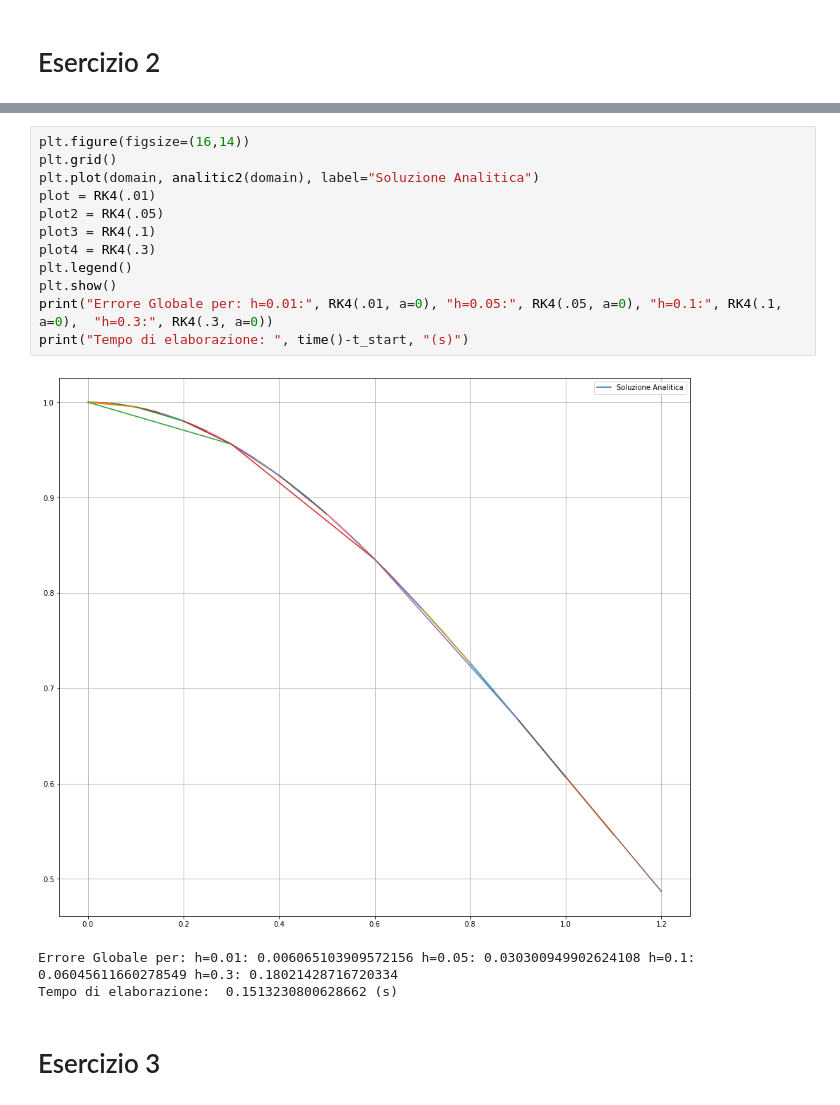
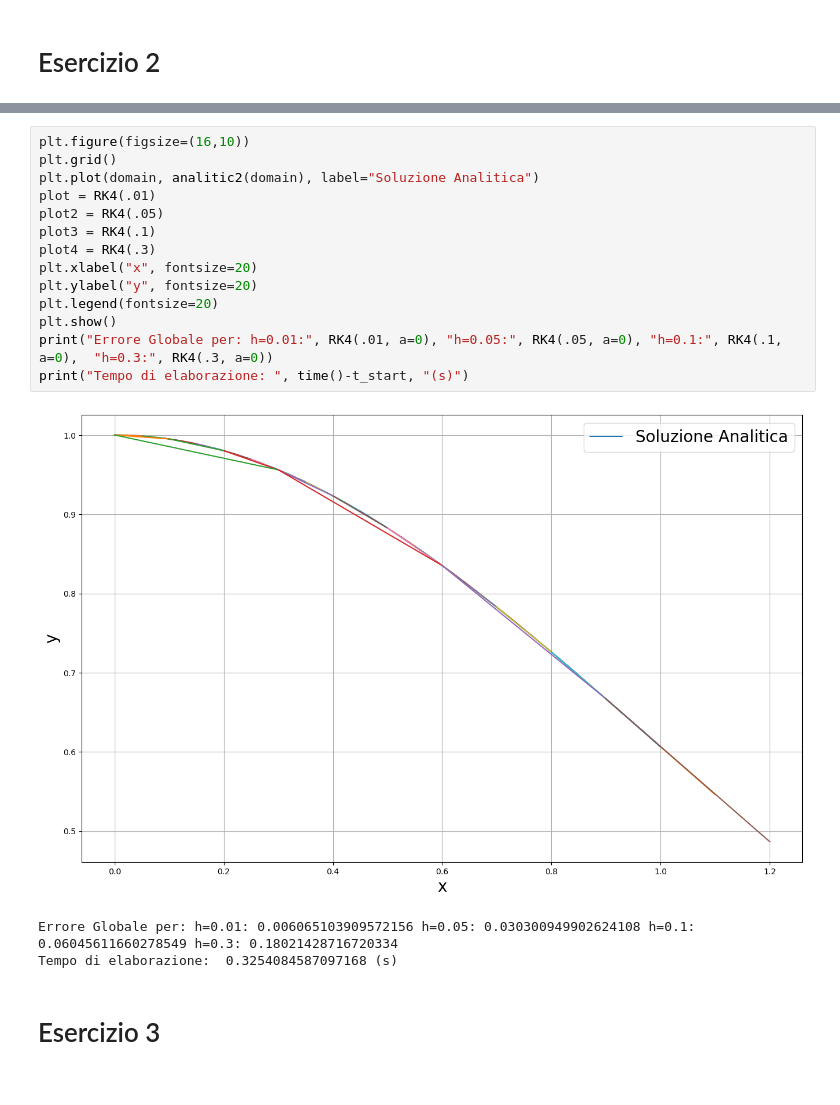
Before and after one commit to Vincenzo-Orsini/metodi_computazionali, a Jupyter notebook: Esercitazione_4.ipynb, the cells around one changed output, grey strips where cells are left out. Drawn from its saved outputs; the diff is of its cells as text.

```diff
--- a/Esercitazione_4.ipynb
+++ b/Esercitazione_4.ipynb
@@ -75,21 +76,23 @@ def RK4(h, y_0=1, a=1):
         x += h
     return max_error
 # %%
-plt.figure(figsize=(16,14))
+plt.figure(figsize=(16,10))
 plt.grid()
 plt.plot(domain, analitic2(domain), label="Soluzione Analitica")
 plot = RK4(.01)
 plot2 = RK4(.05)
 plot3 = RK4(.1)
 plot4 = RK4(.3)
-plt.legend()
+plt.xlabel("x", fontsize=20)
+plt.ylabel("y", fontsize=20)
+plt.legend(fontsize=20)
 plt.show()
 print("Errore Globale per: h=0.01:", RK4(.01, a=0), "h=0.05:", RK4(.05, a=0), "h=0.1:", RK4(.1, a=0),  "h=0.3:", RK4(.3, a=0))
 print("Tempo di elaborazione: ", time()-t_start, "(s)")
 # %% [output]
-[figure, old version]
+[figure, new version]
 Errore Globale per: h=0.01: 0.006065103909572156 h=0.05: 0.030300949902624108 h=0.1: 0.06045611660278549 h=0.3: 0.18021428716720334
-Tempo di elaborazione:  0.1513230800628662 (s)
+Tempo di elaborazione:  0.3254084587097168 (s)
 # %% [markdown]
 # Esercizio 3
 # %%
```
Also changed, not shown: parts of 5 cells of this notebook.
